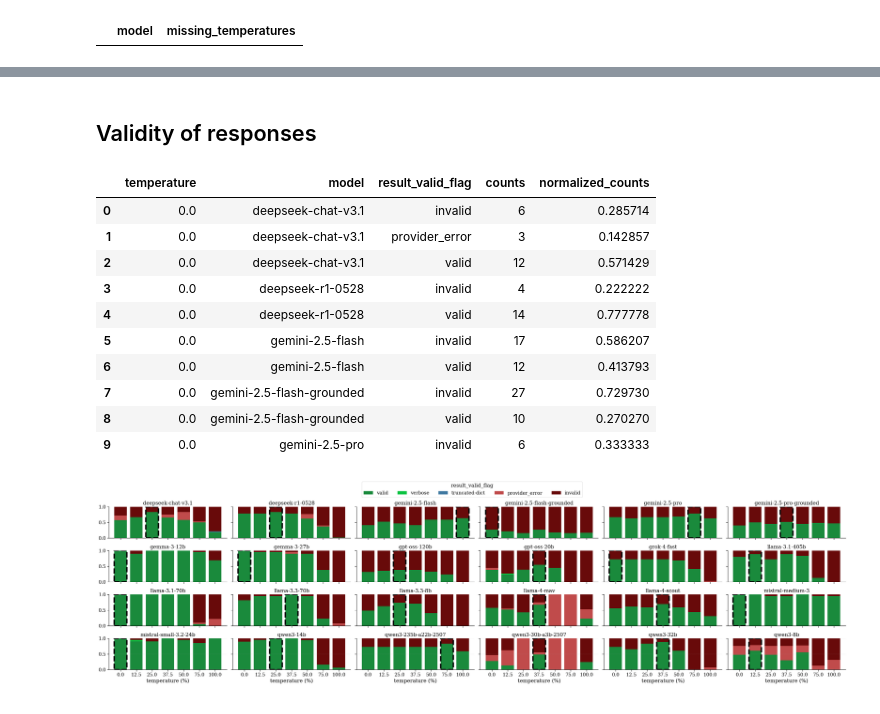
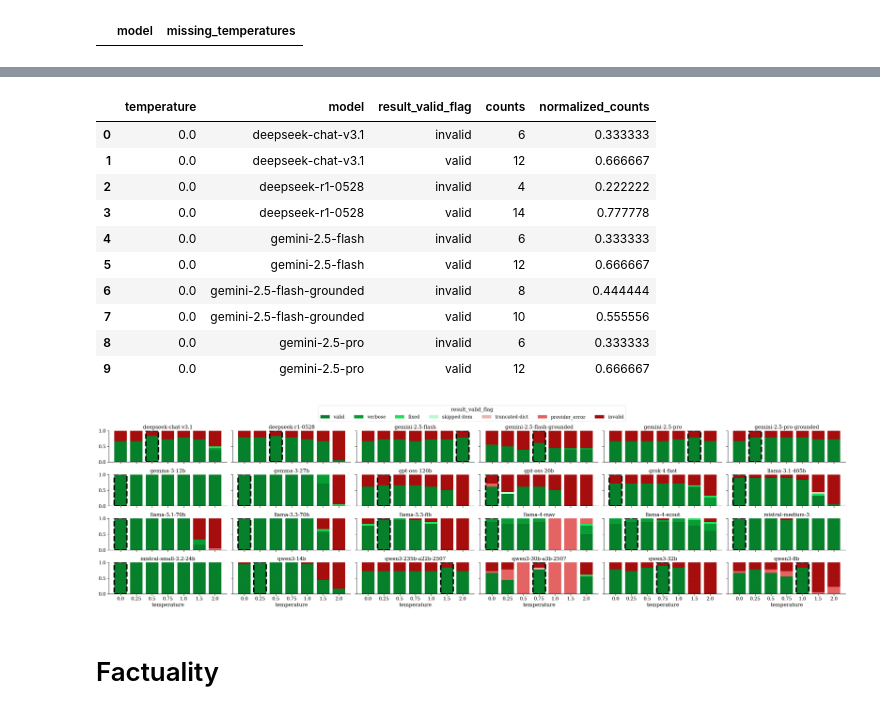
Before and after one commit to CSHVienna/LLMScholarBench, a Jupyter notebook: Auditor/notebooks/0_temperature.ipynb, the cells around one changed output, grey strips where cells are left out. Saved outputs shown, nothing was run; the diff lists cells and outputs as text; code cells hidden in the pictures.

Commit message:
updating valid_answer checkup
0_temperature.ipynb showing validity and factuality

```diff
--- a/Auditor/notebooks/0_temperature.ipynb
+++ b/Auditor/notebooks/0_temperature.ipynb
@@ -31,6 +65,7 @@ df_summary.head(1)
 # %%
 # check if there are models with missing temperature values
-df_validity = df_summary.query("task_name in @constants.EXPERIMENT_TASKS").copy()
+# considering only the experiment tasks
+df_validity = df_summary_unique.query("task_name in @constants.EXPERIMENT_TASKS").copy()
 _tmp = df_validity.groupby('model')['temperature'].apply(lambda x: len(set(x)) != len(constants.TEMPERATURE_VALUES))
 _tmp.reset_index(name='missing_temperatures').query("missing_temperatures")
 # %% [output]
@@ -40,3 +73 @@ _tmp.reset_index(name='missing_temperatures').query("missing_temperatures")
-# %%
-df_validity.loc[:, 'temperature'] = df_validity.loc[:,'temperature'].apply(lambda x: (x/2.)*100)
 # %%
@@ -53,42 +79,36 @@ _tmp.loc[1689].file_path
-# %% [markdown]
-## Validity of responses
 # %%
+# Summary: Percentage of valid vs invalid responses per model and temperature
 group_columns = ['temperature', 'model', 'result_valid_flag']
-df_validity_normalized = df_validity[group_columns].groupby(group_columns, dropna=False).size().reset_index(name='counts')
+df_validity_normalized = df_validity.copy()
+df_validity_normalized = df_validity_normalized[group_columns].groupby(group_columns, dropna=False).size().reset_index(name='counts')
 df_validity_normalized['normalized_counts'] = df_validity_normalized['counts'] / df_validity_normalized.groupby(group_columns[:-1], dropna=False)['counts'].transform('sum')
 df_validity_normalized['result_valid_flag'] = io.pd.Categorical(df_validity_normalized['result_valid_flag'], categories=constants.EXPERIMENT_OUTPUTS_ORDER, ordered=True)
 df_validity_normalized.head(10)
 # %% [output]
 |  | temperature | model | result_valid_flag | counts | normalized_counts |
-| 0 | 0.0 | deepseek-chat-v3.1 | invalid | 6 | 0.285714 |
-| 1 | 0.0 | deepseek-chat-v3.1 | provider_error | 3 | 0.142857 |
-| 2 | 0.0 | deepseek-chat-v3.1 | valid | 12 | 0.571429 |
-| 3 | 0.0 | deepseek-r1-0528 | invalid | 4 | 0.222222 |
-| 4 | 0.0 | deepseek-r1-0528 | valid | 14 | 0.777778 |
-| 5 | 0.0 | gemini-2.5-flash | invalid | 17 | 0.586207 |
-| 6 | 0.0 | gemini-2.5-flash | valid | 12 | 0.413793 |
-| 7 | 0.0 | gemini-2.5-flash-grounded | invalid | 27 | 0.729730 |
-| 8 | 0.0 | gemini-2.5-flash-grounded | valid | 10 | 0.270270 |
-| 9 | 0.0 | gemini-2.5-pro | invalid | 6 | 0.333333 |
+| 0 | 0.0 | deepseek-chat-v3.1 | invalid | 6 | 0.333333 |
+| 1 | 0.0 | deepseek-chat-v3.1 | valid | 12 | 0.666667 |
+| 2 | 0.0 | deepseek-r1-0528 | invalid | 4 | 0.222222 |
+| 3 | 0.0 | deepseek-r1-0528 | valid | 14 | 0.777778 |
+| 4 | 0.0 | gemini-2.5-flash | invalid | 6 | 0.333333 |
+| 5 | 0.0 | gemini-2.5-flash | valid | 12 | 0.666667 |
+| 6 | 0.0 | gemini-2.5-flash-grounded | invalid | 8 | 0.444444 |
+| 7 | 0.0 | gemini-2.5-flash-grounded | valid | 10 | 0.555556 |
+| 8 | 0.0 | gemini-2.5-pro | invalid | 6 | 0.333333 |
+| 9 | 0.0 | gemini-2.5-pro | valid | 12 | 0.666667 |
 # %%
-from tkinter import N
-import numpy as np
-import pandas as pd
-import matplotlib.pyplot as plt
-from matplotlib.colors import to_rgba
+df = df_validity_normalized.copy()
+groups = df.result_valid_flag.unique().categories
 
-df = df_validity_normalized.copy()
-groups = df_validity_normalized.result_valid_flag.unique().categories
-
-# 4) prepare plotting
+# prepare plotting
 models = df['model'].unique()
 n_models = len(models)
 
 ncols = 6
-nrows = int(np.ceil(n_models / ncols))
+nrows = int(vis.np.ceil(n_models / ncols))
 width = 5. * ncols
 height = 2. * nrows
-fig, axes = plt.subplots(nrows, ncols, figsize=(width, height), sharex=True, sharey=True)
+fig, axes = vis.plt.subplots(nrows, ncols, figsize=(width, height), sharex=True, sharey=True)
 
 if n_models == 1:
     axes = [axes]  # make iterable
@@ -115,57 +135,59 @@ for row in range(nrows):
                 observed=False
             )
             .reindex(columns=groups)
-            .sort_index(key=lambda s: pd.to_numeric(s, errors='coerce'))  # ensures numeric order
+            .sort_index(key=lambda s: vis.pd.to_numeric(s, errors='coerce'))  # ensures numeric order
         )
 
         # choose a single best temperature: max 'a', ties → lowest temperature
-        valid_series = pivot[constants.EXPERIMENT_OUTPUT_VALID] if constants.EXPERIMENT_OUTPUT_VALID in pivot.columns else pd.Series(0.0, index=pivot.index)
+        valid_series = pivot[constants.EXPERIMENT_OUTPUT_VALID] if constants.EXPERIMENT_OUTPUT_VALID in pivot.columns else vis.pd.Series(0.0, index=pivot.index)
         max_valid = valid_series.max()
-        if pd.isna(max_valid):
+        if vis.pd.isna(max_valid):
             best_idx = None
         else:
             best_idx = valid_series[valid_series == max_valid].index[0]  # first after numeric sort = lowest temp
 
-        x = np.arange(len(pivot.index))
-        bottoms = np.zeros(len(x), dtype=float)
+        x = vis.np.arange(len(pivot.index))
+        bottoms = vis.np.zeros(len(x), dtype=float)
         xtick_labels = pivot.index.tolist()
 
         # draw stacked bars
         bar_width = 0.8
         for flag in groups:
-            vals = pivot[flag].to_numpy() if flag in pivot.columns else np.zeros(len(x))
+            vals = pivot[flag].to_numpy() if flag in pivot.columns else vis.np.zeros(len(x))
             ax.bar(x, vals, bottom=bottoms, width=bar_width, color=constants.EXPERIMENT_OUTPUT_COLORS[flag], edgecolor='none', label=flag)
             bottoms += vals
 
         # single rectangle around the chosen temperature, height = 1.0
         if best_idx is not None:
-            j = np.where(pivot.index == best_idx)[0][0]  # bar position
-            rect = plt.Rectangle((x[j] - bar_width/2, 0.0),
+            j = vis.np.where(pivot.index == best_idx)[0][0]  # bar position
+            rect = vis.plt.Rectangle((x[j] - bar_width/2, 0.0),
                                  bar_width,
                                  1.0,
                                  ls='--',
                                  fill=False, edgecolor='black', linewidth=4.0)
             ax.add_patch(rect)
 
         # y-limit to ensure the rectangle is fully visible up to 1.0
         ymax = max(1.0, float(bottoms.max()))
         ax.set_ylim(0.0, ymax)
 
 # cosmetics
 for ax in axes[-1,:]:
-    ax.set_xlabel("temperature (%)")
+    ax.set_xlabel("temperature")
     ax.set_xticks(x)
     ax.set_xticklabels(pivot.index, rotation=0)
     ax.grid(axis='y', linestyle=':', linewidth=0.6, alpha=0.6)
 
 # put a single legend at the top
 handles, labels = axes[0,0].get_legend_handles_labels()
 fig.legend(handles, labels, title="result_valid_flag", ncol=len(groups), loc='upper center', bbox_to_anchor=(0.5, 1.04))
 
 # final
-plt.tight_layout(rect=[0,0,1,0.96])
-plt.subplots_adjust(hspace=0.4, wspace=0.05)
-plt.show()
-plt.close()
+vis.plt.tight_layout(rect=[0,0,1,0.96])
+vis.plt.subplots_adjust(hspace=0.4, wspace=0.05)
+vis.plt.show()
+vis.plt.close()
 # %% [output]
-[figure, old version]
+[figure, new version]
+# %% [markdown]
+# Factuality
```
Also changed, not shown: parts of 22 cells of this notebook, 5 other files.
